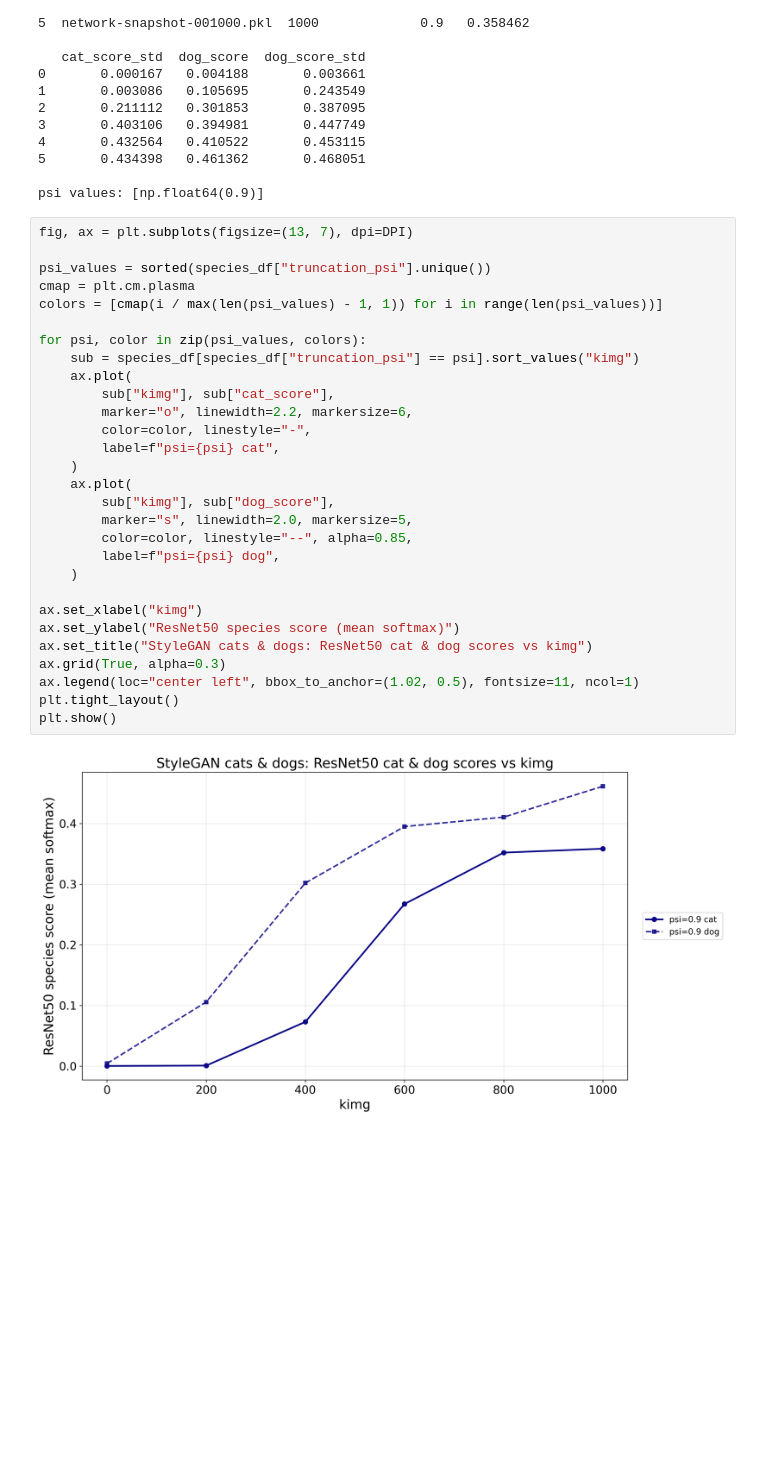
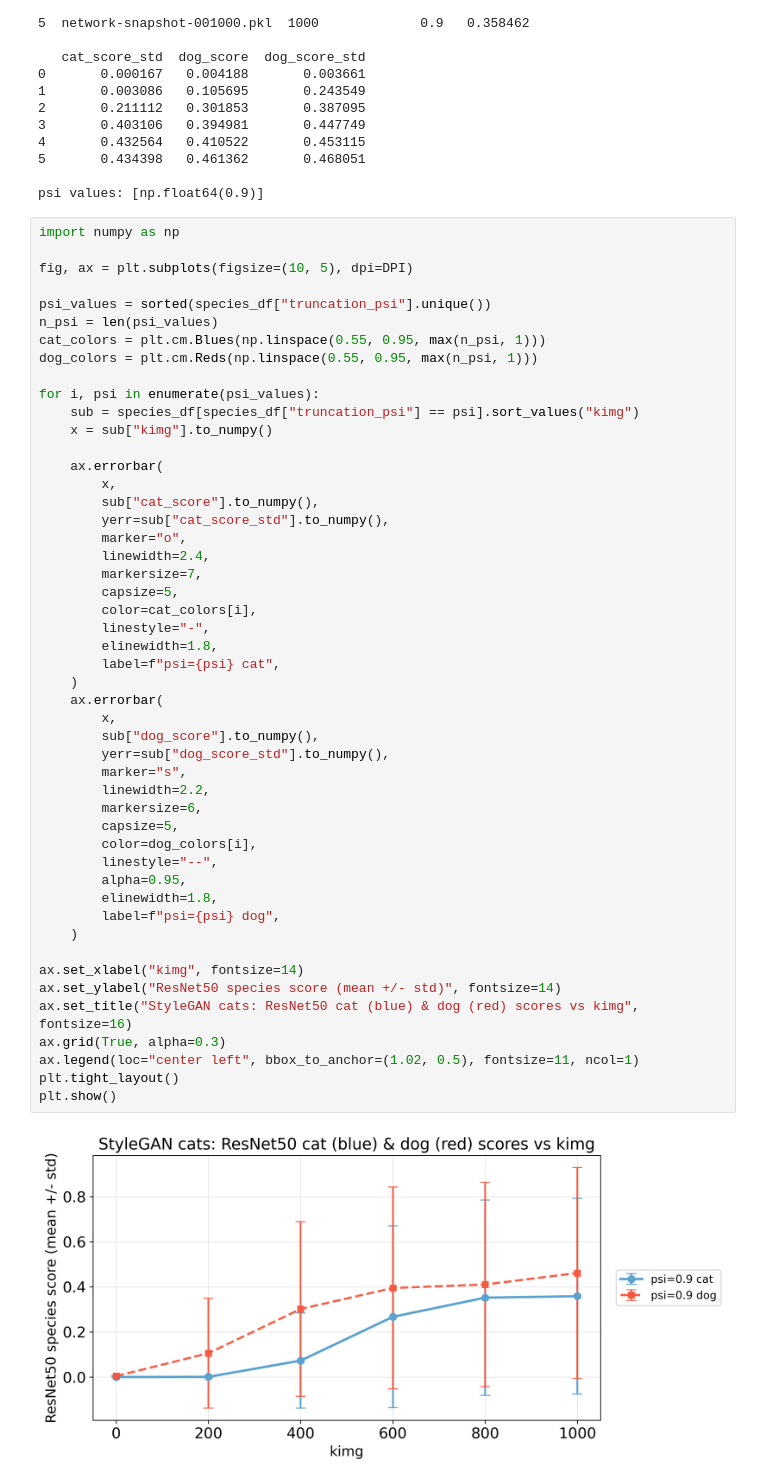
Before and after one commit to kateqwerty001/DL-3-Generative-Models, a Jupyter notebook: stylegan_cats_dogs/analysis.ipynb, the cells around one changed output. Saved outputs shown, nothing was run; the diff lists cells and outputs as text; blank space fills up the shorter version.

```diff
--- a/stylegan_cats_dogs/analysis.ipynb
+++ b/stylegan_cats_dogs/analysis.ipynb
@@ -115,33 +117,53 @@ print("\npsi values:", sorted(species_df["truncation_psi"].unique()))
 
 psi values: [np.float64(0.9)]
 # %%
-fig, ax = plt.subplots(figsize=(13, 7), dpi=DPI)
+import numpy as np
+
+fig, ax = plt.subplots(figsize=(10, 5), dpi=DPI)
 
 psi_values = sorted(species_df["truncation_psi"].unique())
-cmap = plt.cm.plasma
-colors = [cmap(i / max(len(psi_values) - 1, 1)) for i in range(len(psi_values))]
+n_psi = len(psi_values)
+cat_colors = plt.cm.Blues(np.linspace(0.55, 0.95, max(n_psi, 1)))
+dog_colors = plt.cm.Reds(np.linspace(0.55, 0.95, max(n_psi, 1)))
 
-for psi, color in zip(psi_values, colors):
+for i, psi in enumerate(psi_values):
     sub = species_df[species_df["truncation_psi"] == psi].sort_values("kimg")
-    ax.plot(
-        sub["kimg"], sub["cat_score"],
-        marker="o", linewidth=2.2, markersize=6,
-        color=color, linestyle="-",
+    x = sub["kimg"].to_numpy()
+
+    ax.errorbar(
+        x,
+        sub["cat_score"].to_numpy(),
+        yerr=sub["cat_score_std"].to_numpy(),
+        marker="o",
+        linewidth=2.4,
+        markersize=7,
+        capsize=5,
+        color=cat_colors[i],
+        linestyle="-",
+        elinewidth=1.8,
         label=f"psi={psi} cat",
     )
-    ax.plot(
-        sub["kimg"], sub["dog_score"],
-        marker="s", linewidth=2.0, markersize=5,
-        color=color, linestyle="--", alpha=0.85,
+    ax.errorbar(
+        x,
+        sub["dog_score"].to_numpy(),
+        yerr=sub["dog_score_std"].to_numpy(),
+        marker="s",
+        linewidth=2.2,
+        markersize=6,
+        capsize=5,
+        color=dog_colors[i],
+        linestyle="--",
+        alpha=0.95,
+        elinewidth=1.8,
         label=f"psi={psi} dog",
     )
 
-ax.set_xlabel("kimg")
-ax.set_ylabel("ResNet50 species score (mean softmax)")
-ax.set_title("StyleGAN cats & dogs: ResNet50 cat & dog scores vs kimg")
+ax.set_xlabel("kimg", fontsize=14)
+ax.set_ylabel("ResNet50 species score (mean +/- std)", fontsize=14)
+ax.set_title("StyleGAN cats: ResNet50 cat (blue) & dog (red) scores vs kimg", fontsize=16)
 ax.grid(True, alpha=0.3)
 ax.legend(loc="center left", bbox_to_anchor=(1.02, 0.5), fontsize=11, ncol=1)
 plt.tight_layout()
 plt.show()
 # %% [output]
-[figure, old version]
+[figure, new version]
```
Also changed, not shown: parts of 5 cells of this notebook, 2 other files.
